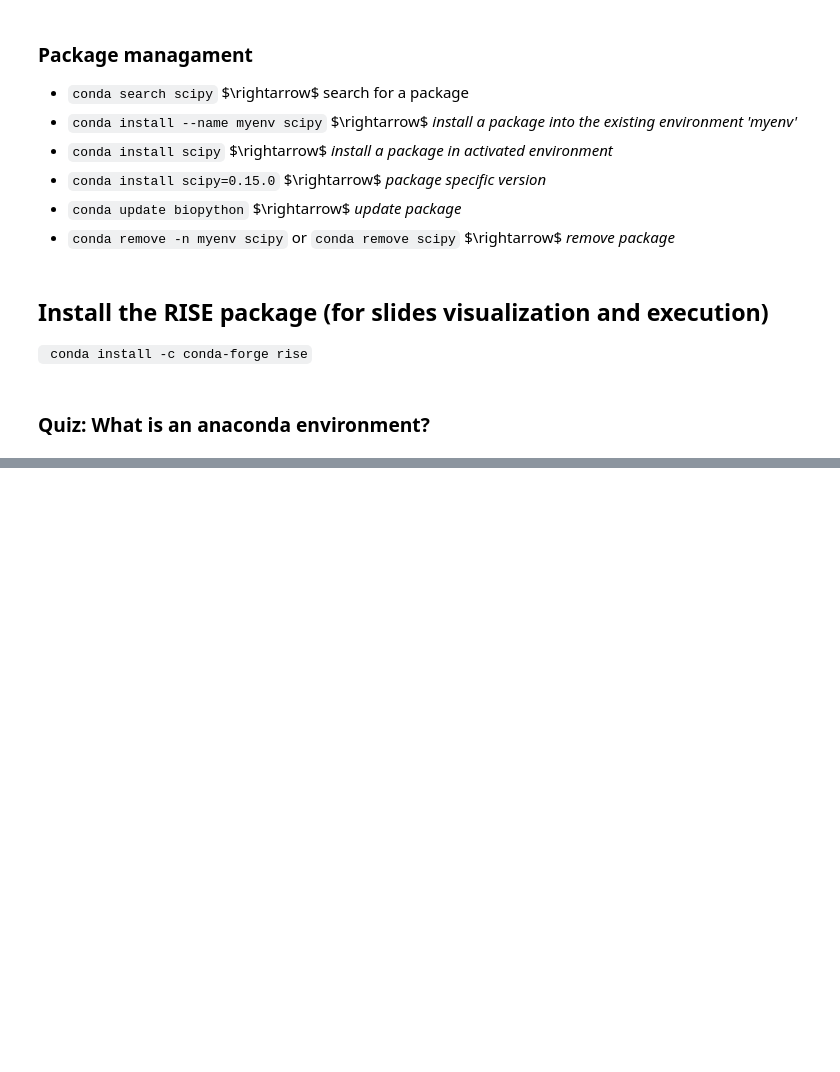
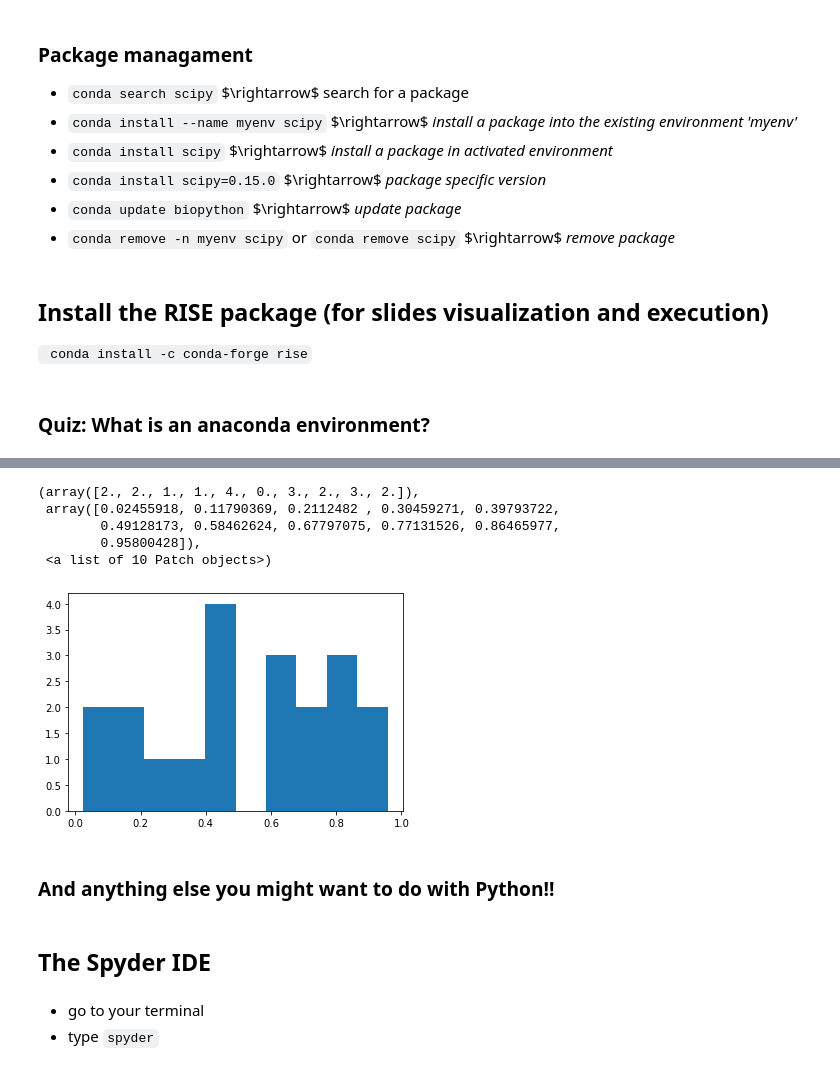
Before and after one commit to kmhuynh/machine-learning-BMME890, a Jupyter notebook: Lecture_1_overview.ipynb, the cells around one changed output, grey strips where cells are left out. Cells and saved outputs as stored; diff of their text form; code cells hidden in the pictures; blank space fills up the shorter version.

Commit message:
lesson 1 added some jupyer and spyder

````diff
--- a/Lecture_1_overview.ipynb
+++ b/Lecture_1_overview.ipynb
@@ -213,0 +241,17 @@ Rise is a framework to access interative slides, which enables *executing python
+# %%
+# some other plotting
+plt.hist(rnd)
+# %% [output]
+(array([2., 2., 1., 1., 4., 0., 3., 2., 3., 2.]),
+ array([0.02455918, 0.11790369, 0.2112482 , 0.30459271, 0.39793722,
+        0.49128173, 0.58462624, 0.67797075, 0.77131526, 0.86465977,
+        0.95800428]),
+ <a list of 10 Patch objects>)
+[figure, added]
+# %% [markdown]
+### And anything else you might want to do with Python!!
+# %% [markdown]
+## The Spyder IDE
+# %% [markdown]
+* go to your terminal
+* type ```spyder```
````
Also changed, not shown: parts of 3 cells of this notebook.
